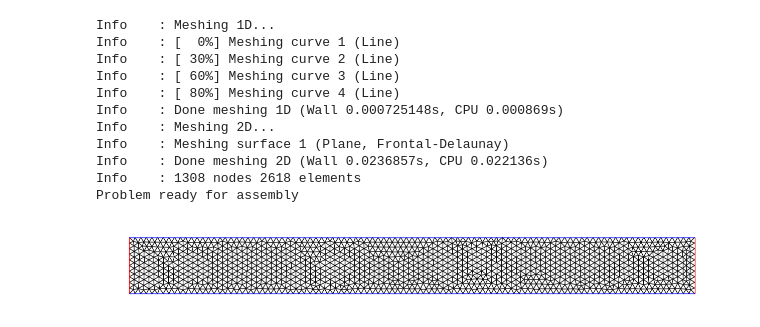
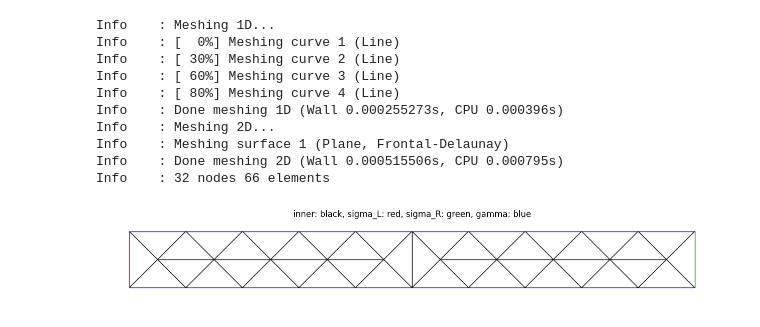
Before and after one commit to MPenaR/Trefftz, a Jupyter notebook: notebooks/playground.ipynb, the cells around one changed output. Saved outputs shown, nothing was run; the diff lists cells and outputs as text; code cells hidden in the pictures.

```diff
--- a/notebooks/playground.ipynb
+++ b/notebooks/playground.ipynb
@@ -7,19 +6,19 @@ from trefftz.dg.functions import ComplexFunction
 # %%
 #waveguide = Waveguide.CreateClean(verbose=True, R=5, lc = 0.1, k=8.)
-waveguide = CleanWaveguide(verbose=True, R=5, lc = 0.1, k=8.)
+waveguide = Clean(verbose=True, R=5, lc = 1.)
+problem = WaveguideProblem(domain=waveguide, N_theta=20, k=8, NtD_modes=10, assembler=Assemblers.serial)
 # %% [output]
 Info    : Meshing 1D...
 Info    : [  0%] Meshing curve 1 (Line)
 Info    : [ 30%] Meshing curve 2 (Line)
 Info    : [ 60%] Meshing curve 3 (Line)
 Info    : [ 80%] Meshing curve 4 (Line)
-Info    : Done meshing 1D (Wall 0.000725148s, CPU 0.000869s)
+Info    : Done meshing 1D (Wall 0.000255273s, CPU 0.000396s)
 Info    : Meshing 2D...
 Info    : Meshing surface 1 (Plane, Frontal-Delaunay)
-Info    : Done meshing 2D (Wall 0.0236857s, CPU 0.022136s)
-Info    : 1308 nodes 2618 elements
-Problem ready for assembly
+Info    : Done meshing 2D (Wall 0.000515506s, CPU 0.000795s)
+Info    : 32 nodes 66 elements
 # %%
-waveguide.plot()
+problem.plot()
 # %% [output]
-[figure, old version]
+[figure, new version]
```
Also changed, not shown: parts of 10 cells of this notebook, 13 other files.
